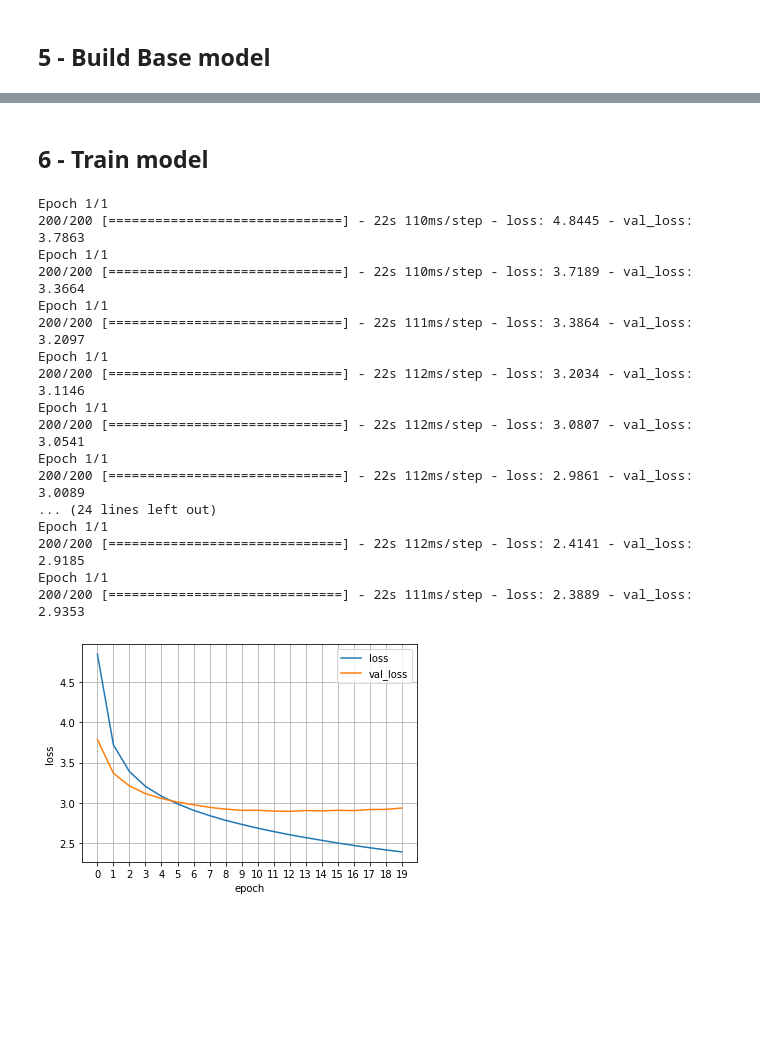
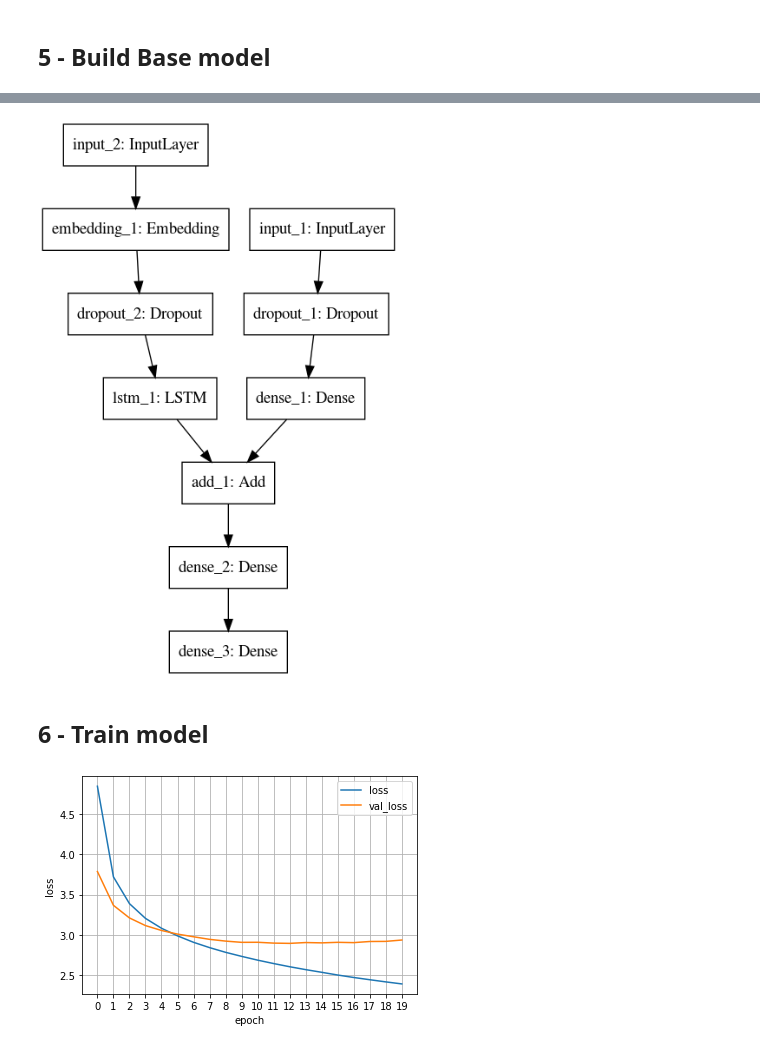
Before and after one commit to justinaung/DL-AT3, a Jupyter notebook: notebooks/image_captioning_baseline-tokenizer-beam.ipynb, the cells around one changed output, grey strips where cells are left out. Drawn from its saved outputs; the diff is of its cells as text; code cells hidden in the pictures; blank space fills up the shorter version.

```diff
--- a/notebooks/image_captioning_baseline-tokenizer-beam.ipynb
+++ b/notebooks/image_captioning_baseline-tokenizer-beam.ipynb
@@ -206,5 +200,11 @@ Trainable params: 1,963,124
 Non-trainable params: 0
 __________________________________________________________________________________________________
 None
+# %%
+from keras.utils import plot_model
+
+plot_model(base_model)
+# %% [output]
+[figure, added]
 # %% [markdown]
 ## 6 - Train model
@@ -216,51 +210,0 @@ validation_steps = len(dev_descriptions) // number_pics_per_batch
-# %%
-history = list()
-
-for i in range(epochs):
-    train_generator = data_generator_2(
-        train_descriptions,
-        train_image_features,
-        tokenizer,
-        max_length,
-        vocab_size,
-        number_pics_per_batch,
-    )
-    dev_generator = data_generator_2(
-        dev_descriptions,
-        dev_image_features,
-        tokenizer,
-        max_length,
-        vocab_size,
-        number_pics_per_batch,
-    )
-    hist = base_model.fit(
-        train_generator,
-        validation_data=dev_generator,
-        epochs=1,
-        steps_per_epoch=train_steps,
-        validation_steps=validation_steps,
-        verbose=1,
-    )
-    history.append({
-        'loss': hist.history['loss'],
-        'val_loss': hist.history['val_loss'],
-    })
-    base_model.save('./base_model_weights/model_' + str(i) + '.h5')
-# %% [output]
-Epoch 1/1
-200/200 [==============================] - 22s 110ms/step - loss: 4.8445 - val_loss: 3.7863
-Epoch 1/1
-200/200 [==============================] - 22s 110ms/step - loss: 3.7189 - val_loss: 3.3664
-Epoch 1/1
-200/200 [==============================] - 22s 111ms/step - loss: 3.3864 - val_loss: 3.2097
-Epoch 1/1
-200/200 [==============================] - 22s 112ms/step - loss: 3.2034 - val_loss: 3.1146
-Epoch 1/1
-200/200 [==============================] - 22s 112ms/step - loss: 3.0807 - val_loss: 3.0541
-Epoch 1/1
-200/200 [==============================] - 22s 112ms/step - loss: 2.9861 - val_loss: 3.0089
-... (24 lines left out)
-Epoch 1/1
-200/200 [==============================] - 22s 112ms/step - loss: 2.4141 - val_loss: 2.9185
-Epoch 1/1
-200/200 [==============================] - 22s 111ms/step - loss: 2.3889 - val_loss: 2.9353
```
Also changed, not shown: parts of 45 cells of this notebook, 3 other files.
